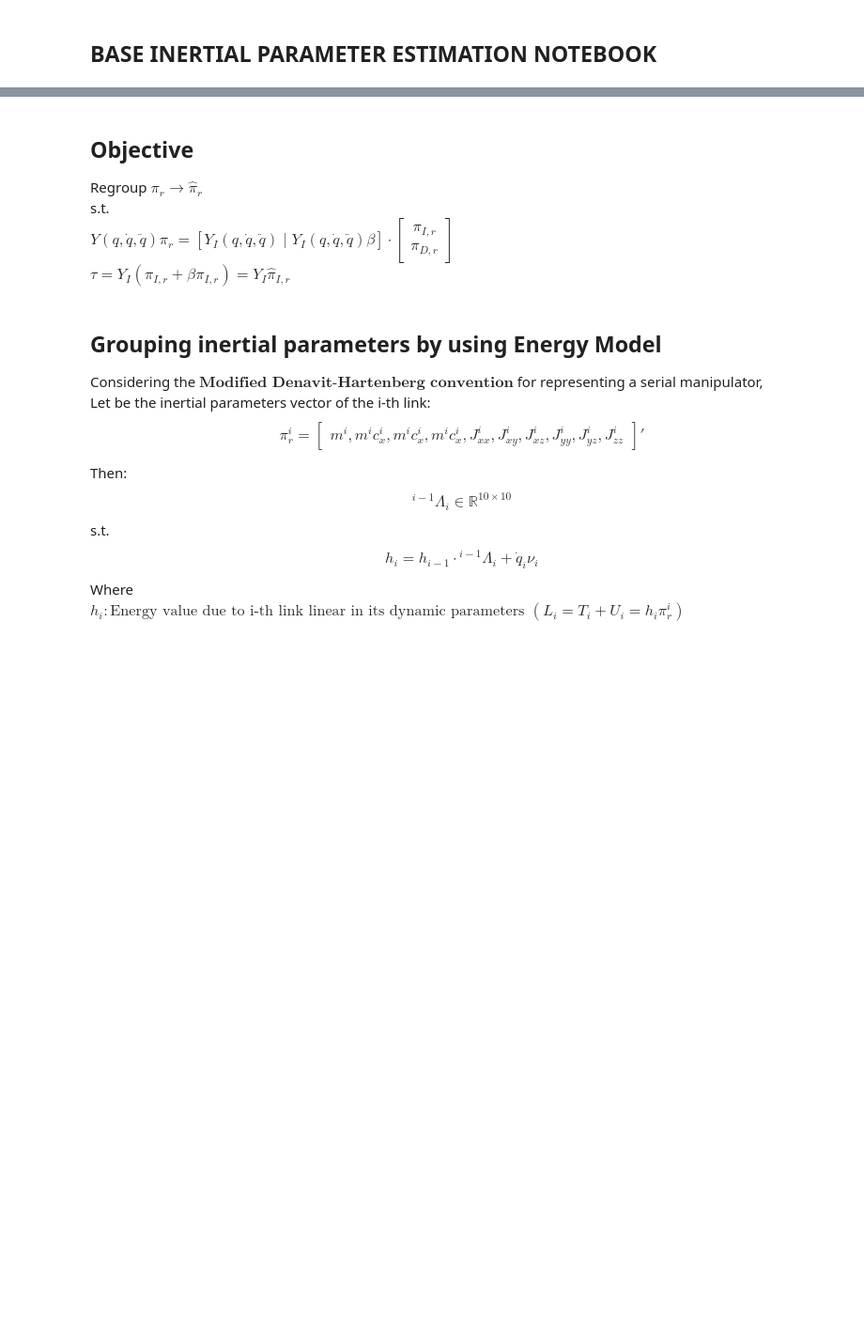
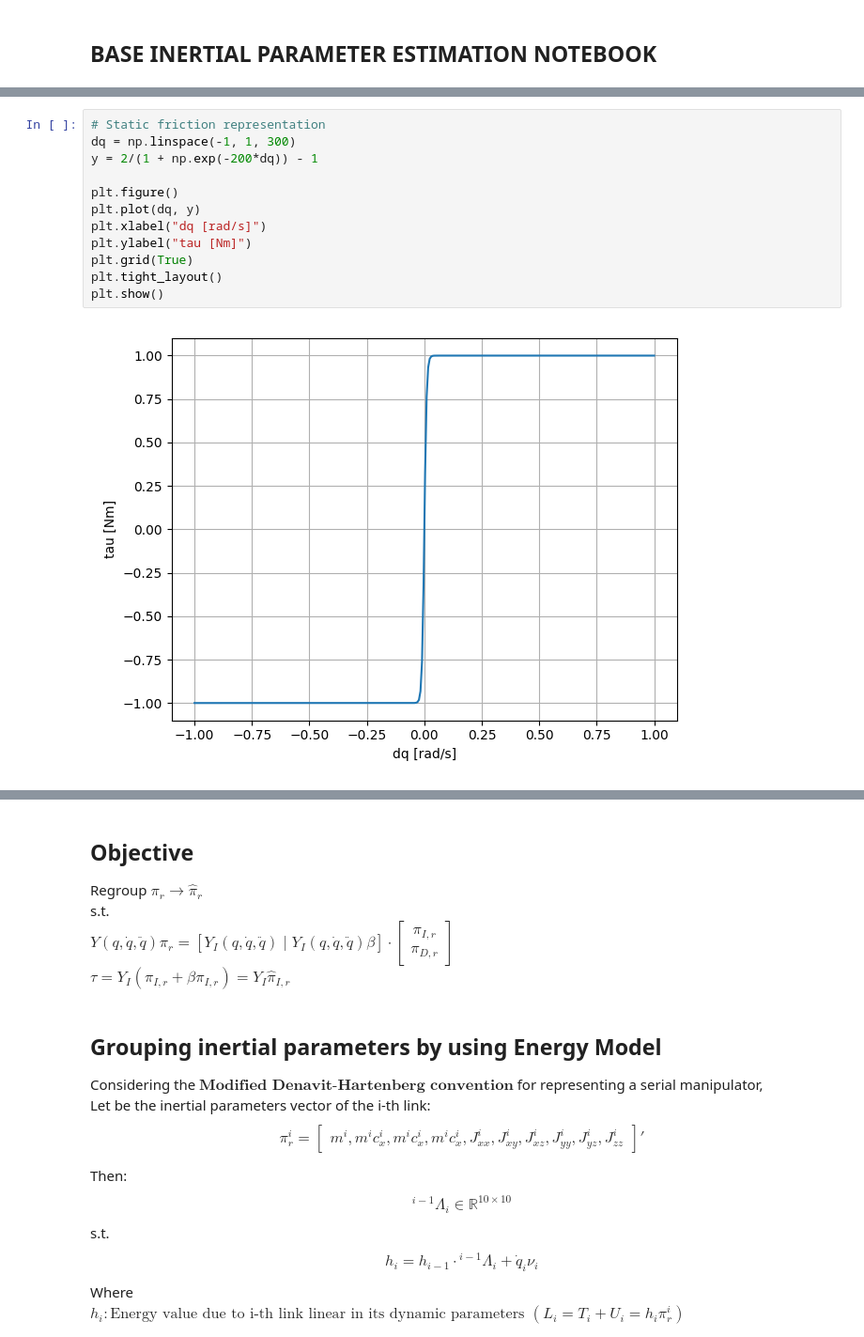
Before and after one commit to LeonardoMarcello/allegro_hand_ros2, a Jupyter notebook: Python/Base Inertial Parameters.ipynb, the cells around one changed output, grey strips where cells are left out. Shown at 94% size. Drawn from its saved outputs; the diff is of its cells as text; blank space fills up the shorter version.

```diff
--- a/Python/Base Inertial Parameters.ipynb
+++ b/Python/Base Inertial Parameters.ipynb
@@ -63,5 +63,19 @@ $ I_r $ = Rotor inertia at joint level ($I_r = N^2 J_r $, $N$: gear ratio, $J_r$
 $ D $ = Coloumb friction
 
 $ F $ = Static friction
+# %%
+# Static friction representation
+dq = np.linspace(-1, 1, 300)
+y = 2/(1 + np.exp(-200*dq)) - 1
+
+plt.figure()
+plt.plot(dq, y)
+plt.xlabel("dq [rad/s]")
+plt.ylabel("tau [Nm]")
+plt.grid(True)
+plt.tight_layout()
+plt.show()
+# %% [output]
+[figure, added]
 # %%
 ahand_finger = thunder_ahand_finger()
```
Also changed, not shown: parts of 24 cells of this notebook, 50 other files.
